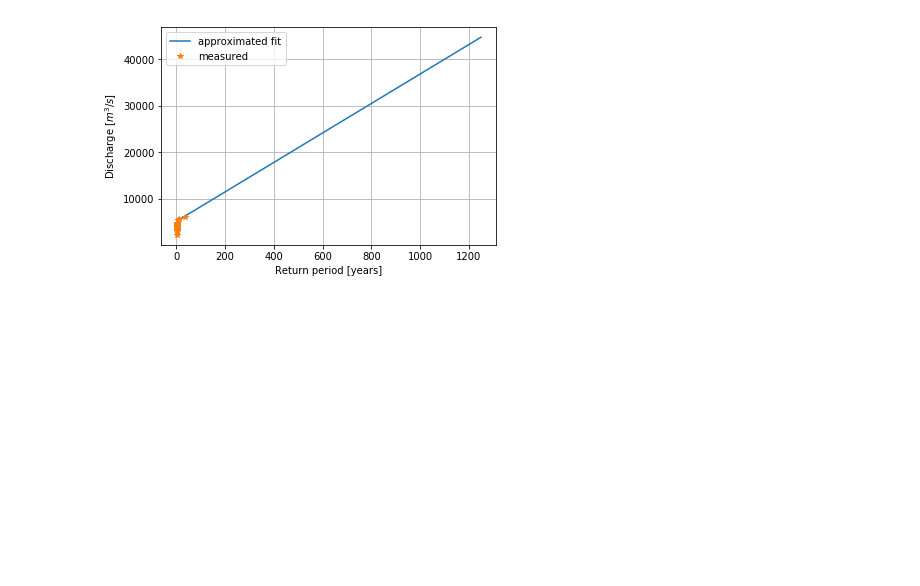
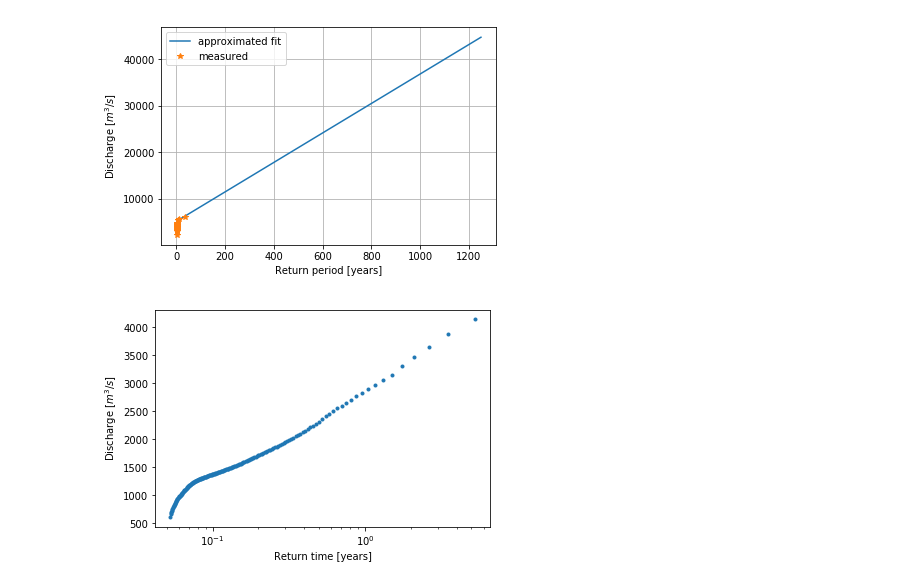
Before and after one commit to openearth/hydrodynamics-course, a Jupyter notebook: jupyter_notebooks/DataAnalysis_Waal.ipynb, the cells around one changed output. Saved outputs shown, nothing was run; the diff lists cells and outputs as text; code cells hidden in the pictures; blank space fills up the shorter version.

```diff
--- a/jupyter_notebooks/DataAnalysis_Waal.ipynb
+++ b/jupyter_notebooks/DataAnalysis_Waal.ipynb
@@ -211,3 +216,16 @@ plt.grid()
 # %% [output]
 [figure]
 [figure]
+# %%
+percentiles=np.arange(0.5,99.5,0.5)
+alltime = df_combined.index[-1] - df_combined.index[0]
+periodyears = alltime.total_seconds()/60/60/24/365.25
+
+plt.semilogx(1/((100-percentiles)/100*(periodyears)),np.nanpercentile(df_combined['discharge'],percentiles),'.')
+#plt.plot(1250,15000,'x')
+
+plt.xlabel('Return time [years]')
+plt.ylabel('Discharge [$m^3/s$]')
+plt.show()
+# %% [output]
+[figure, added]
```
Also changed, not shown: parts of 8 cells of this notebook.
